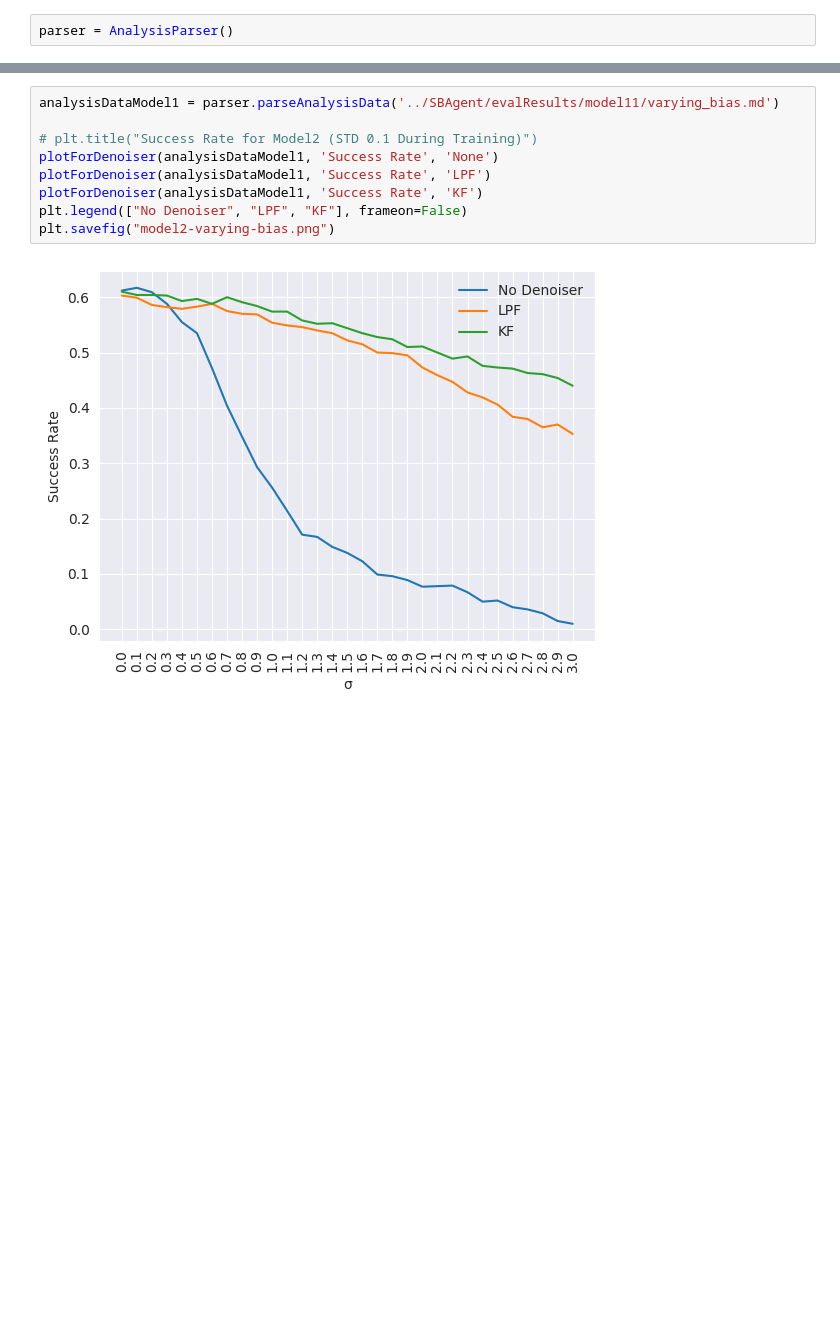
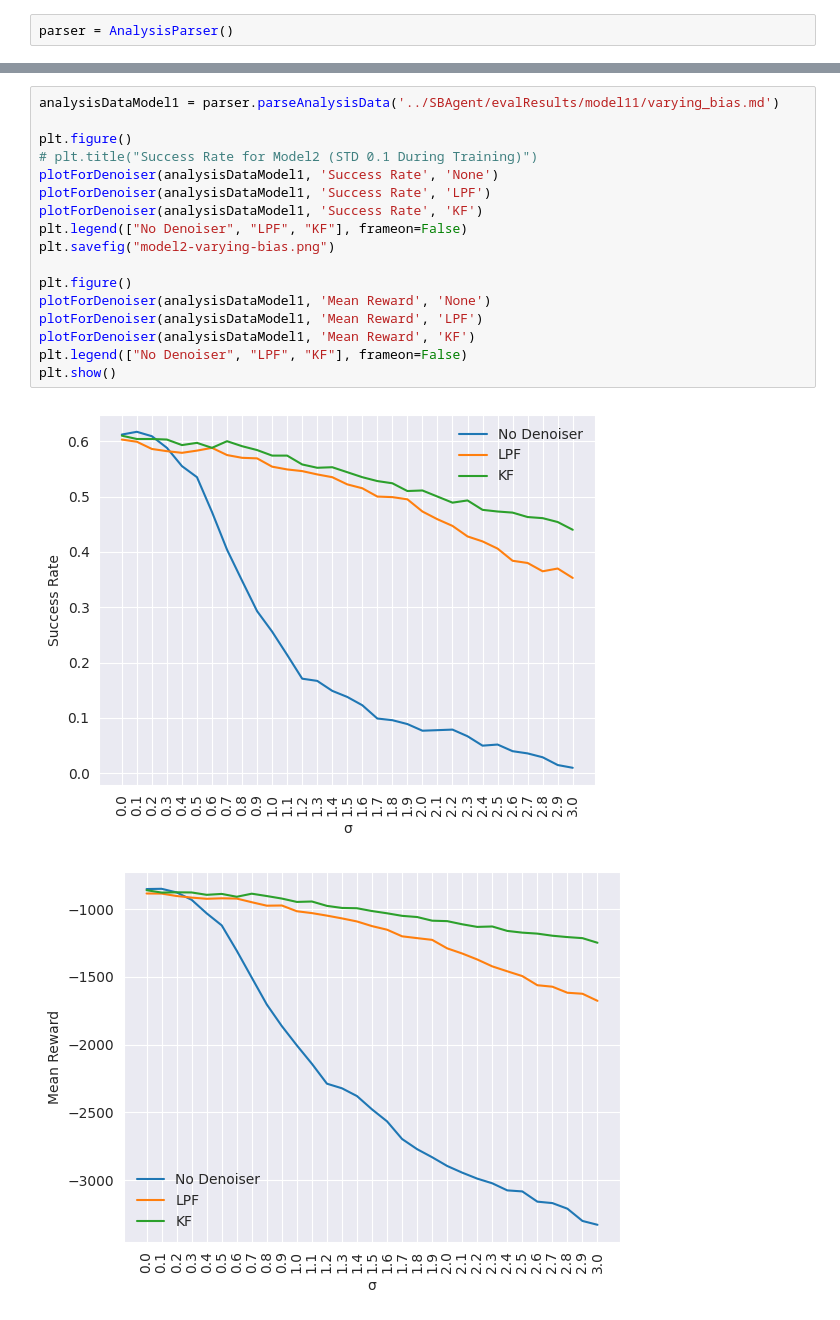
Before and after one commit to thatblueboy/DroneControl, a Jupyter notebook: visualizations/varying_bias.ipynb, the cells around one changed output, grey strips where cells are left out. Cells and saved outputs as stored; diff of their text form; blank space fills up the shorter version.

```diff
--- a/visualizations/varying_bias.ipynb
+++ b/visualizations/varying_bias.ipynb
@@ -33,11 +46,20 @@ plt.savefig("model1-varying-bias.png")
 # %%
 analysisDataModel1 = parser.parseAnalysisData('../SBAgent/evalResults/model11/varying_bias.md')
 
+plt.figure()
 # plt.title("Success Rate for Model2 (STD 0.1 During Training)")
 plotForDenoiser(analysisDataModel1, 'Success Rate', 'None')
 plotForDenoiser(analysisDataModel1, 'Success Rate', 'LPF')
 plotForDenoiser(analysisDataModel1, 'Success Rate', 'KF')
 plt.legend(["No Denoiser", "LPF", "KF"], frameon=False)
 plt.savefig("model2-varying-bias.png")
+
+plt.figure()
+plotForDenoiser(analysisDataModel1, 'Mean Reward', 'None')
+plotForDenoiser(analysisDataModel1, 'Mean Reward', 'LPF')
+plotForDenoiser(analysisDataModel1, 'Mean Reward', 'KF')
+plt.legend(["No Denoiser", "LPF", "KF"], frameon=False)
+plt.show()
 # %% [output]
 [figure]
+[figure, added]
```
Also changed, not shown: parts of 5 cells of this notebook.
